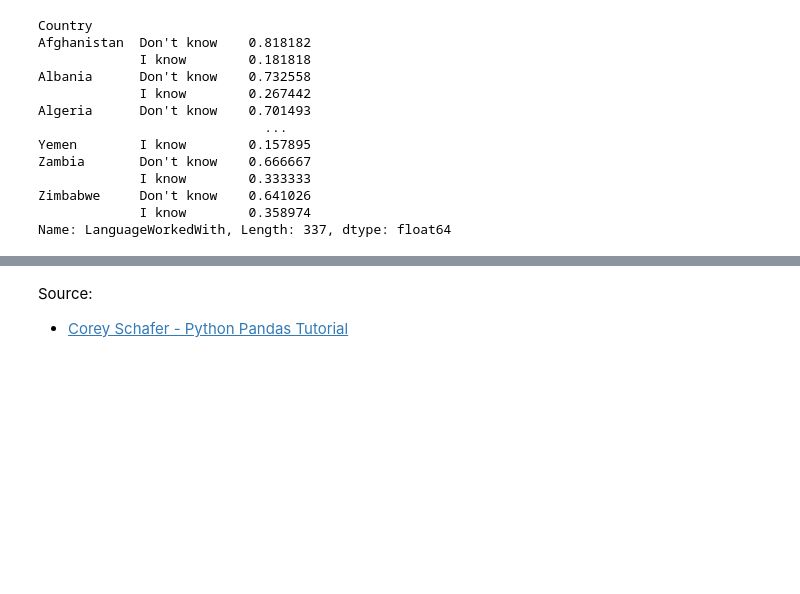
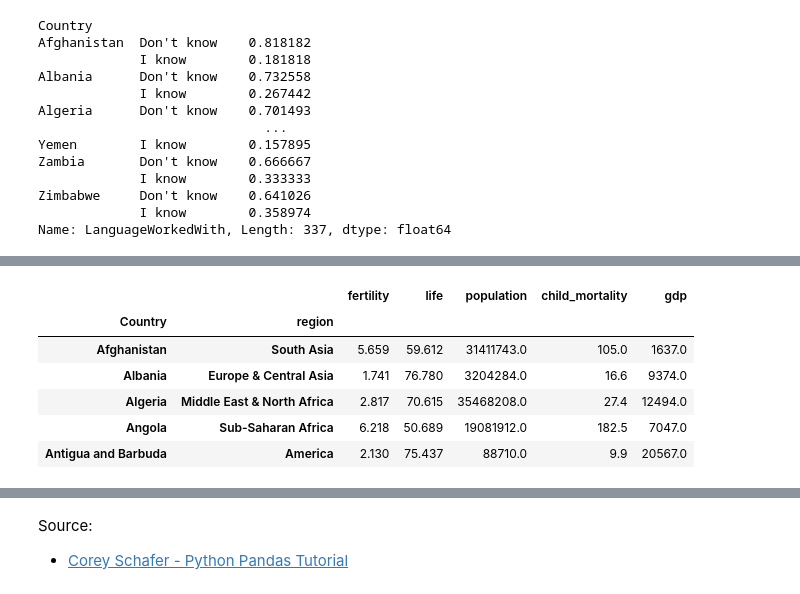
Before and after one commit to kurtsenol/pandas, a Jupyter notebook: Pandas_C5.ipynb, the cells around one changed output, grey strips where cells are left out. Saved outputs shown, nothing was run; the diff lists cells and outputs as text; code cells hidden in the pictures; blank space fills up the shorter version.

```diff
--- a/Pandas_C5.ipynb
+++ b/Pandas_C5.ipynb
@@ -207,0 +221,11 @@ Name: LanguageWorkedWith, Length: 337, dtype: float64
+# %%
+gapminder_2010 = pd.read_csv("Data/gapminder_2010.csv", index_col=['Country', 'region'])
+gapminder_2010.head()
+# %% [output]
+|  |  | fertility | life | population | child_mortality | gdp |
+| Country | region |  |  |  |  |  |
+| Afghanistan | South Asia | 5.659 | 59.612 | 31411743.0 | 105.0 | 1637.0 |
+| Albania | Europe & Central Asia | 1.741 | 76.780 | 3204284.0 | 16.6 | 9374.0 |
+| Algeria | Middle East & North Africa | 2.817 | 70.615 | 35468208.0 | 27.4 | 12494.0 |
+| Angola | Sub-Saharan Africa | 6.218 | 50.689 | 19081912.0 | 182.5 | 7047.0 |
+| Antigua and Barbuda | America | 2.130 | 75.437 | 88710.0 | 9.9 | 20567.0 |
```
Also changed, not shown: parts of 21 cells of this notebook, 2 other files.
